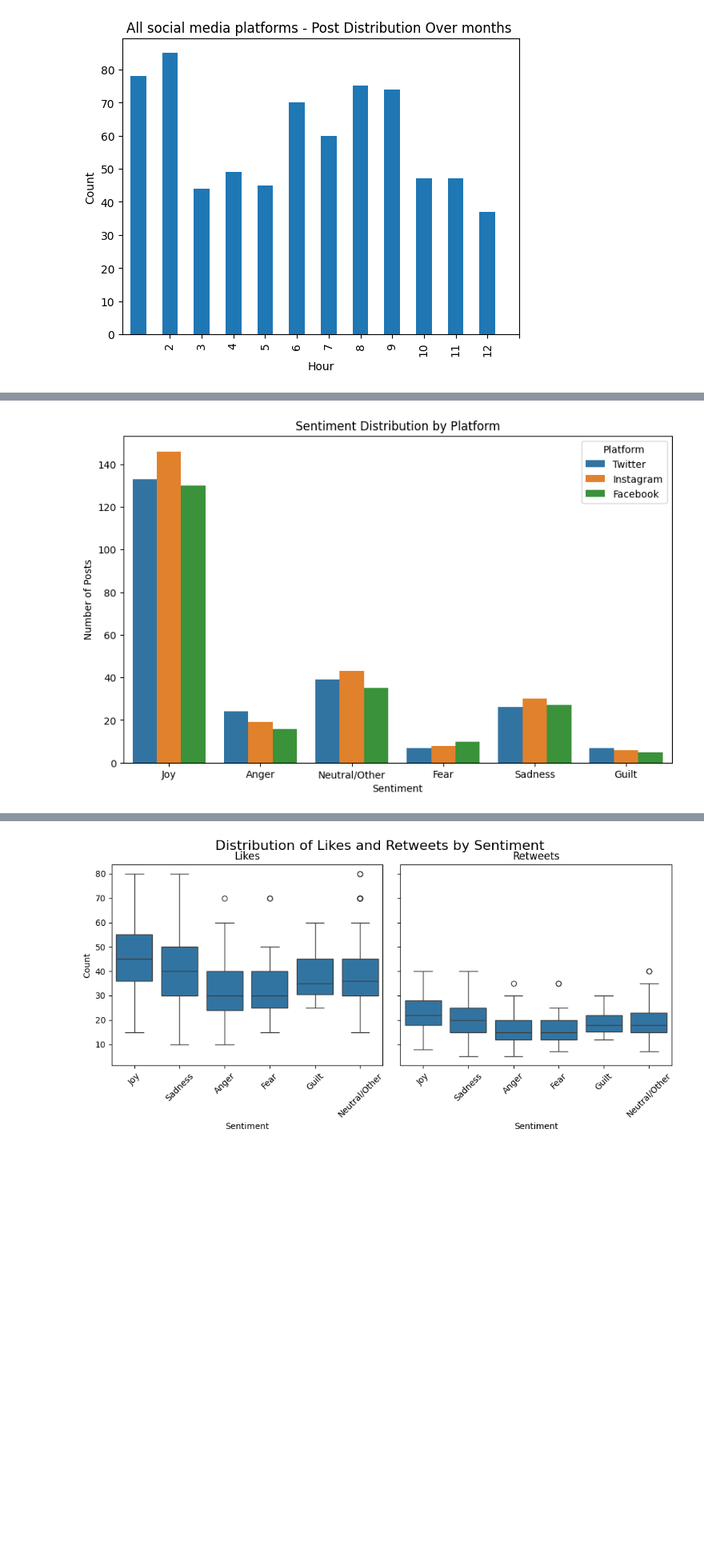
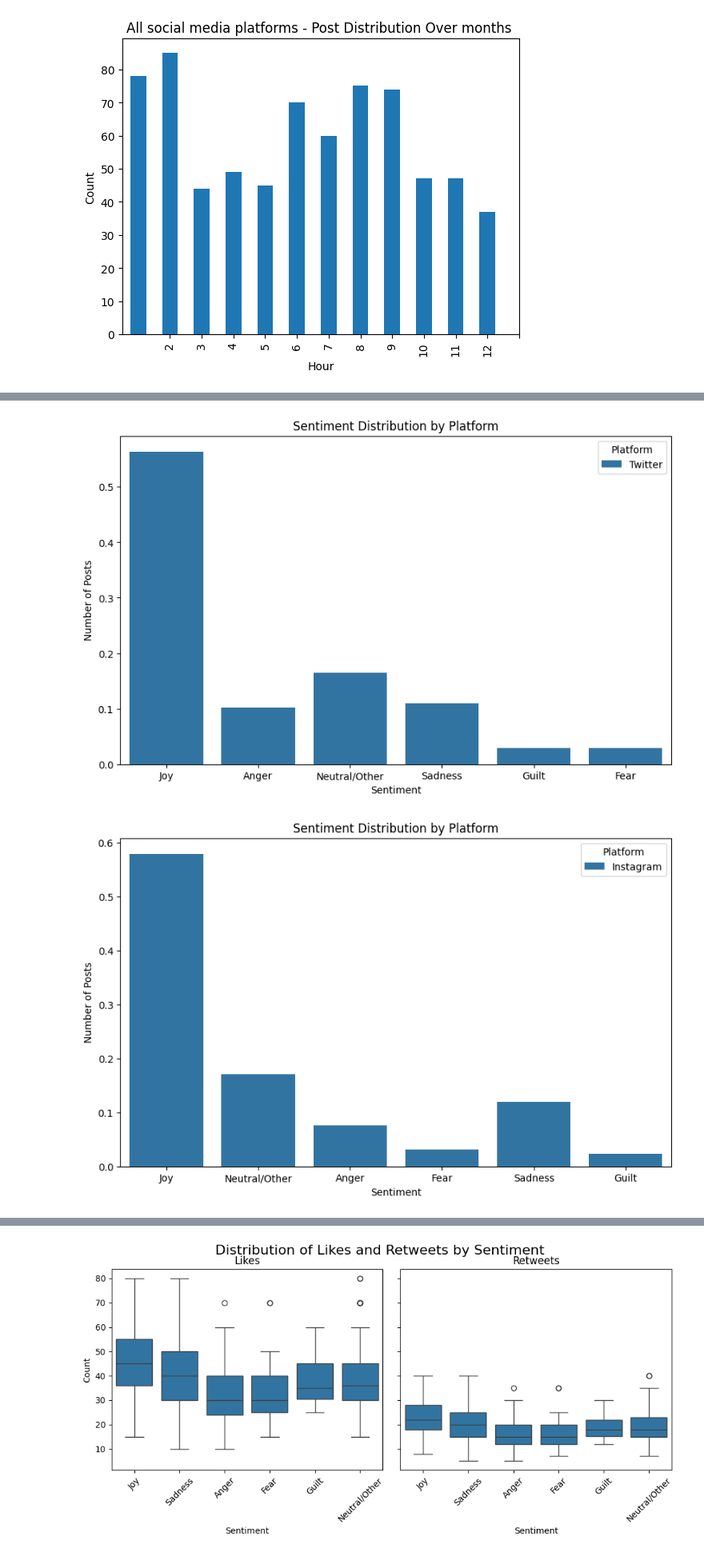
Before and after one commit to yaasamiiiin/Sentiment_Analysis_NYUDSFall2025, a Jupyter notebook: notebooks/01-data-eda-yasamin.ipynb, the cells around one changed output, grey strips where cells are left out. Shown at 80% size. Saved outputs shown, nothing was run; the diff lists cells and outputs as text; code cells hidden in the pictures; blank space fills up the shorter version.

Commit message:
Added ML modeling, Topic extraction, a new script for the test dataset analysis and 3 category sentiment maps

```diff
--- a/notebooks/01-data-eda-yasamin.ipynb
+++ b/notebooks/01-data-eda-yasamin.ipynb
@@ -226,10 +236,27 @@ plt.show()
 # %%
 plt.figure(figsize=(10, 6))
-sns.countplot(data=df_clean, x='Sentiment_Group', hue='Platform')
+sns.countplot(data=df_clean[df_clean['Platform']=='Twitter'], x='Sentiment_Group', hue='Platform', stat='probability')
 plt.title('Sentiment Distribution by Platform')
 plt.xlabel('Sentiment')
 plt.ylabel('Number of Posts')
 plt.legend(title='Platform')
 plt.show()
+
+plt.figure(figsize=(10, 6))
+sns.countplot(data=df_clean[df_clean['Platform']=='Instagram'], x='Sentiment_Group', hue='Platform', stat='probability')
+plt.title('Sentiment Distribution by Platform')
+plt.xlabel('Sentiment')
+plt.ylabel('Number of Posts')
+plt.legend(title='Platform')
+plt.show()
+
+plt.figure(figsize=(10, 6))
+sns.countplot(data=df_clean[df_clean['Platform']=='Facebook'], x='Sentiment_Group', hue='Platform', stat='probability')
+plt.title('Sentiment Distribution by Platform')
+plt.xlabel('Sentiment')
+plt.ylabel('Number of Posts')
+plt.legend(title='Platform')
+plt.show()
 # %% [output]
-[figure, old version]
+[figure, new version]
+[figure, added]
```
Also changed, not shown: parts of 32 cells of this notebook, 4 other files.
